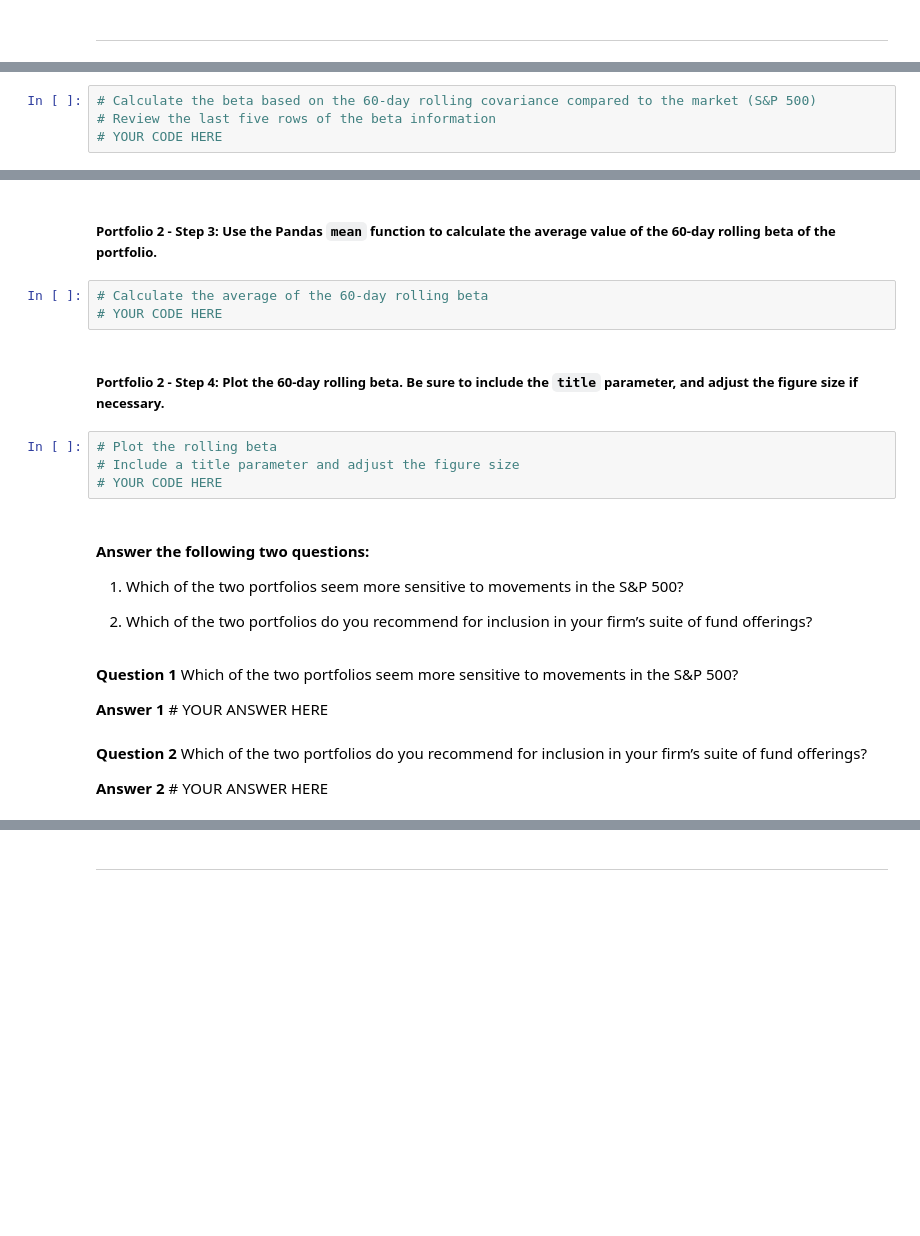
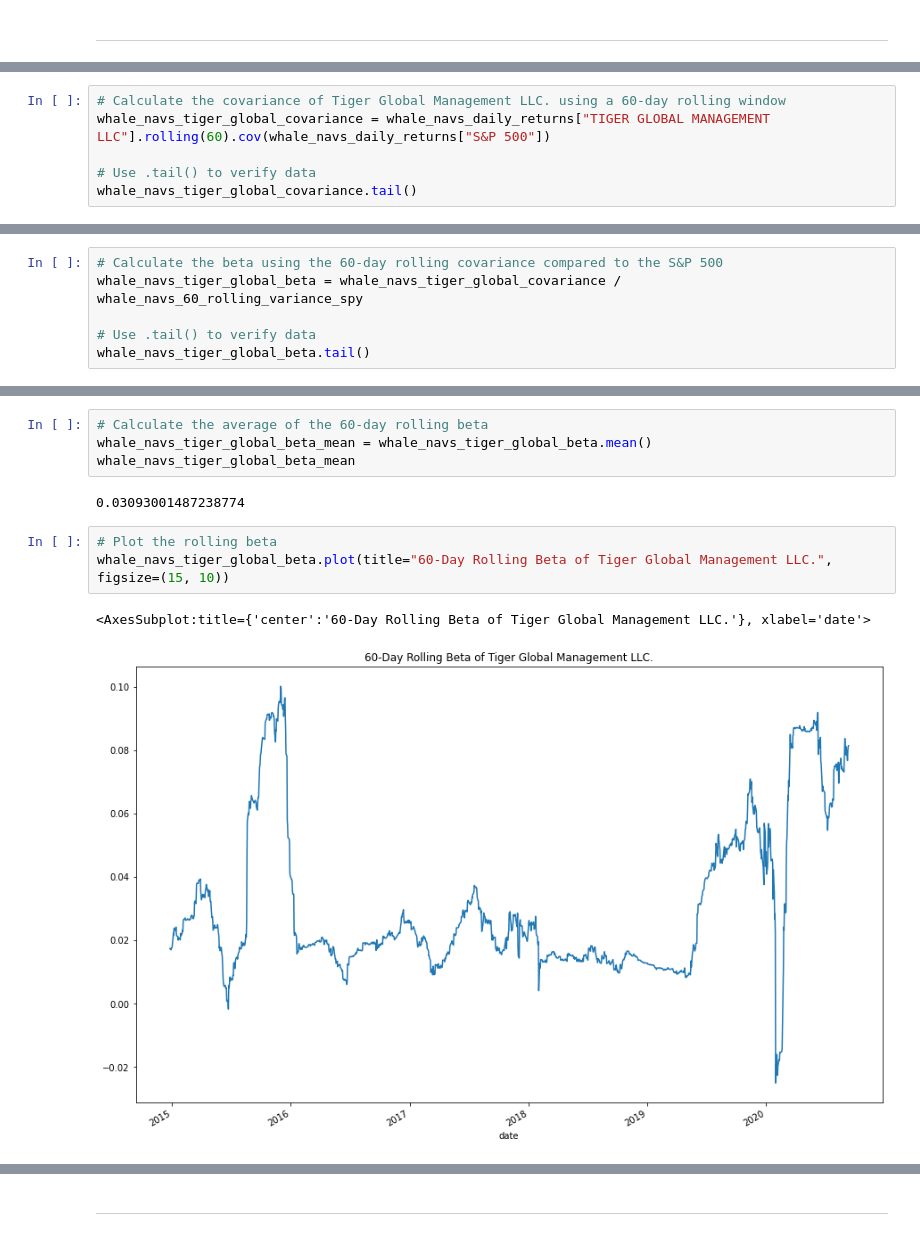
Before and after one commit to MajidKouki/c4-risk-return-analysis, a Jupyter notebook: risk_return_analysis.ipynb, the cells around one changed output, grey strips where cells are left out. Saved outputs shown, nothing was run; the diff lists cells and outputs as text; blank space fills up the shorter version.

```diff
--- a/risk_return_analysis.ipynb
+++ b/risk_return_analysis.ipynb
@@ -276,0 +285,6 @@ Your analysis is nearing completion. Now, you need to evaluate how the portfolio
+# %%
+# Calculate the covariance of Tiger Global Management LLC. using a 60-day rolling window
+whale_navs_tiger_global_covariance = whale_navs_daily_returns["TIGER GLOBAL MANAGEMENT LLC"].rolling(60).cov(whale_navs_daily_returns["S&P 500"])
+
+# Use .tail() to verify data
+whale_navs_tiger_global_covariance.tail()
@@ -277,4 +299,6 @@ Your analysis is nearing completion. Now, you need to evaluate how the portfolio
 # %%
-# Calculate the beta based on the 60-day rolling covariance compared to the market (S&P 500)
-# Review the last five rows of the beta information
-# YOUR CODE HERE
+# Calculate the beta using the 60-day rolling covariance compared to the S&P 500
+whale_navs_tiger_global_beta = whale_navs_tiger_global_covariance / whale_navs_60_rolling_variance_spy
+
+# Use .tail() to verify data
+whale_navs_tiger_global_beta.tail()
@@ -281,25 +313,12 @@ Your analysis is nearing completion. Now, you need to evaluate how the portfolio
-# %% [markdown]
-##### Portfolio 2 - Step 3: Use the Pandas `mean` function to calculate the average value of the 60-day rolling beta of the portfolio.
 # %%
 # Calculate the average of the 60-day rolling beta
-# YOUR CODE HERE
+whale_navs_tiger_global_beta_mean = whale_navs_tiger_global_beta.mean()
+whale_navs_tiger_global_beta_mean
+# %% [output]
+0.03093001487238774
-# %% [markdown]
-##### Portfolio 2 - Step 4: Plot the 60-day rolling beta. Be sure to include the `title` parameter, and adjust the figure size if necessary.
-# %%
-# Plot the rolling beta
-# Include a title parameter and adjust the figure size
-# YOUR CODE HERE
-# %% [markdown]
-#### Answer the following two questions:
-
-1. Which of the two portfolios seem more sensitive to movements in the S&P 500?
-
-2. Which of the two portfolios do you recommend for inclusion in your firm’s suite of fund offerings?
-# %% [markdown]
-**Question 1** Which of the two portfolios seem more sensitive to movements in the S&P 500?
-
-**Answer 1** # YOUR ANSWER HERE
-# %% [markdown]
-**Question 2** Which of the two portfolios do you recommend for inclusion in your firm’s suite of fund offerings?
-
-**Answer 2** # YOUR ANSWER HERE
+# %%
+# Plot the rolling beta
+whale_navs_tiger_global_beta.plot(title="60-Day Rolling Beta of Tiger Global Management LLC.", figsize=(15, 10))
+# %% [output]
+<AxesSubplot:title={'center':'60-Day Rolling Beta of Tiger Global Management LLC.'}, xlabel='date'>
+[figure, added]
```
Also changed, not shown: parts of 22 cells of this notebook.
